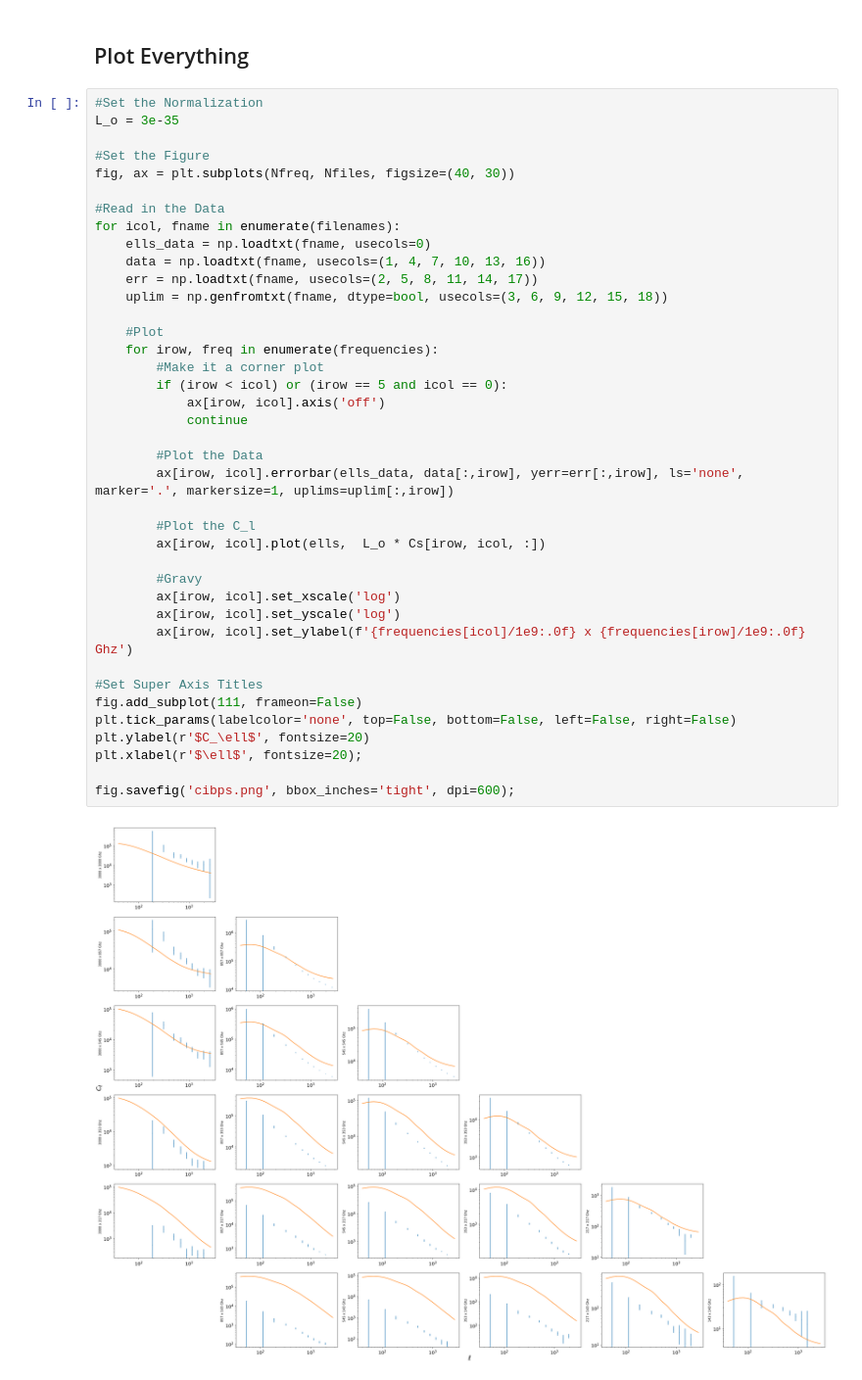
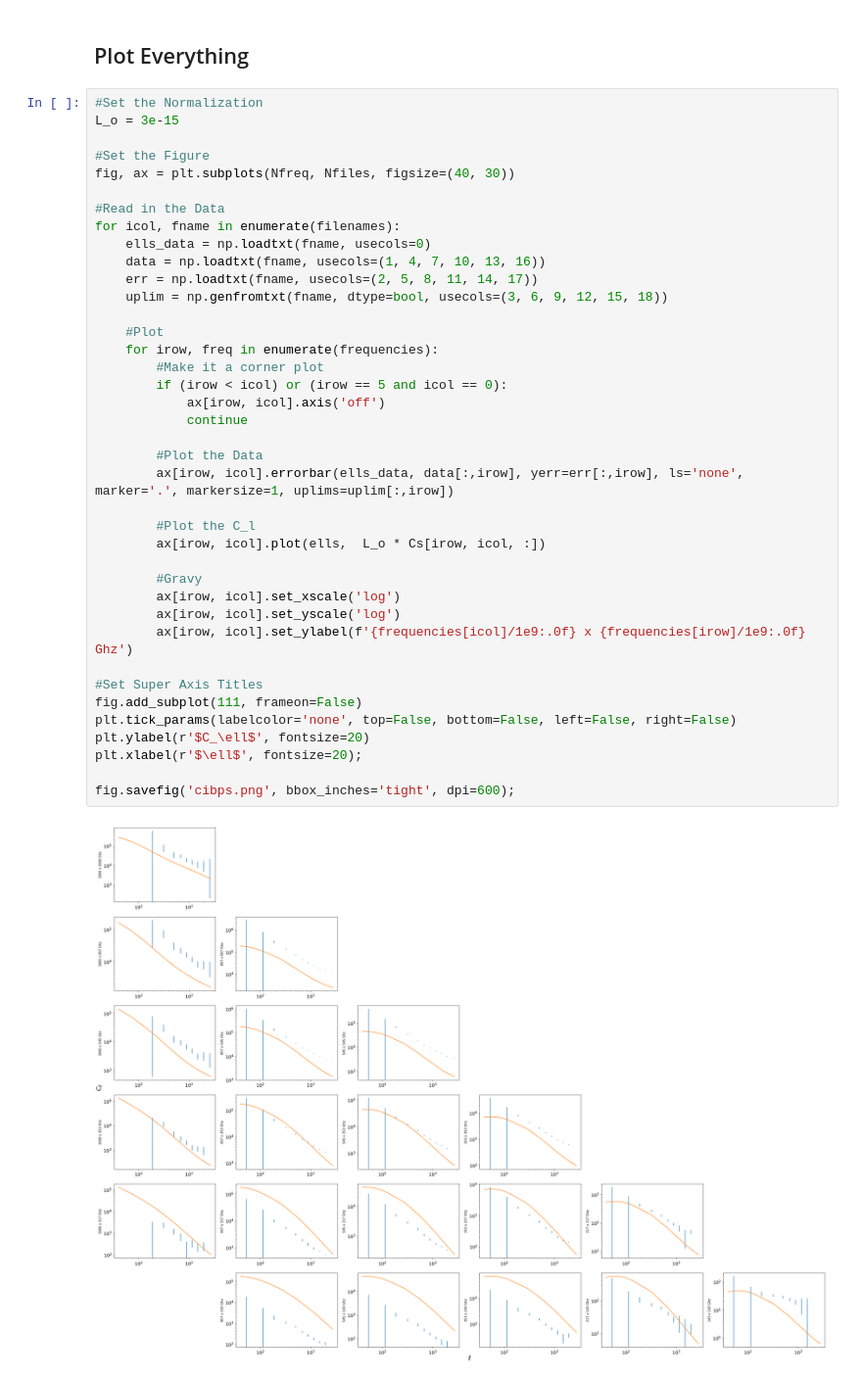
Before and after one commit to simonsobs/hmvec, a Jupyter notebook: tuning.ipynb, the cells around one changed output. Shown at 98% size. Drawn from its saved outputs; the diff is of its cells as text.

```diff
--- a/tuning.ipynb
+++ b/tuning.ipynb
@@ -54,7 +54,7 @@ for i, f1 in enumerate(frequencies):
 ## Plot Everything
 # %%
 #Set the Normalization
-L_o = 3e-35
+L_o = 3e-15
 
 #Set the Figure
 fig, ax = plt.subplots(Nfreq, Nfiles, figsize=(40, 30))
@@ -65,31 +65,31 @@ for icol, fname in enumerate(filenames):
     data = np.loadtxt(fname, usecols=(1, 4, 7, 10, 13, 16))
     err = np.loadtxt(fname, usecols=(2, 5, 8, 11, 14, 17))
     uplim = np.genfromtxt(fname, dtype=bool, usecols=(3, 6, 9, 12, 15, 18))
 
     #Plot
     for irow, freq in enumerate(frequencies):
         #Make it a corner plot
         if (irow < icol) or (irow == 5 and icol == 0):
             ax[irow, icol].axis('off')
             continue
 
         #Plot the Data
         ax[irow, icol].errorbar(ells_data, data[:,irow], yerr=err[:,irow], ls='none', marker='.', markersize=1, uplims=uplim[:,irow])
 
         #Plot the C_l
         ax[irow, icol].plot(ells,  L_o * Cs[irow, icol, :])
 
         #Gravy
         ax[irow, icol].set_xscale('log')
         ax[irow, icol].set_yscale('log')
         ax[irow, icol].set_ylabel(f'{frequencies[icol]/1e9:.0f} x {frequencies[irow]/1e9:.0f} Ghz')
 
 #Set Super Axis Titles
 fig.add_subplot(111, frameon=False)
 plt.tick_params(labelcolor='none', top=False, bottom=False, left=False, right=False)
 plt.ylabel(r'$C_\ell$', fontsize=20)
 plt.xlabel(r'$\ell$', fontsize=20);
 
 fig.savefig('cibps.png', bbox_inches='tight', dpi=600);
 # %% [output]
-[figure, old version]
+[figure, new version]
```
Also changed, not shown: 1 other file.
